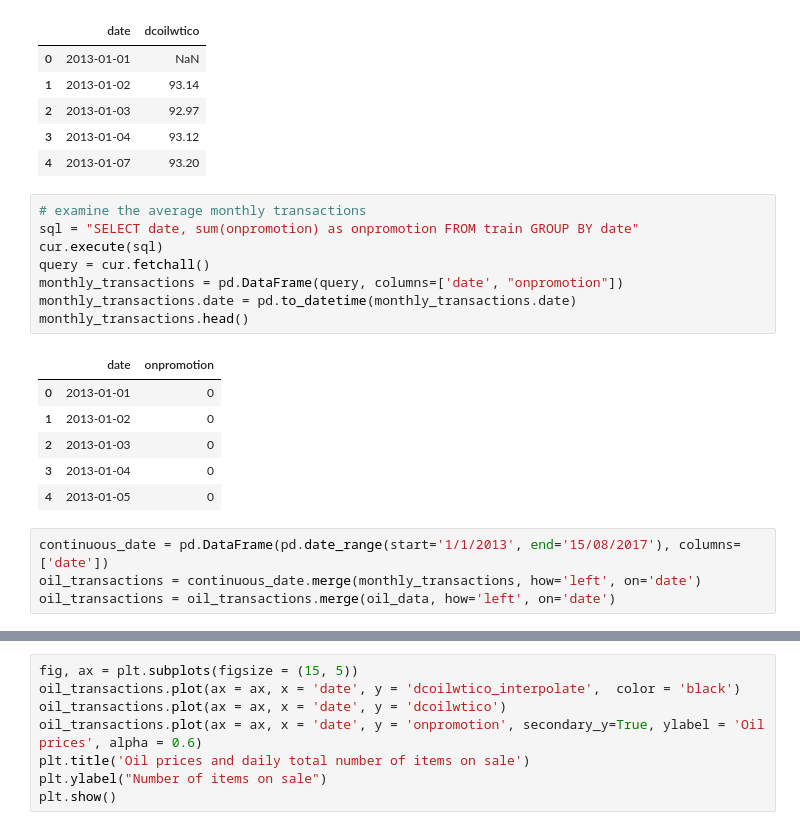
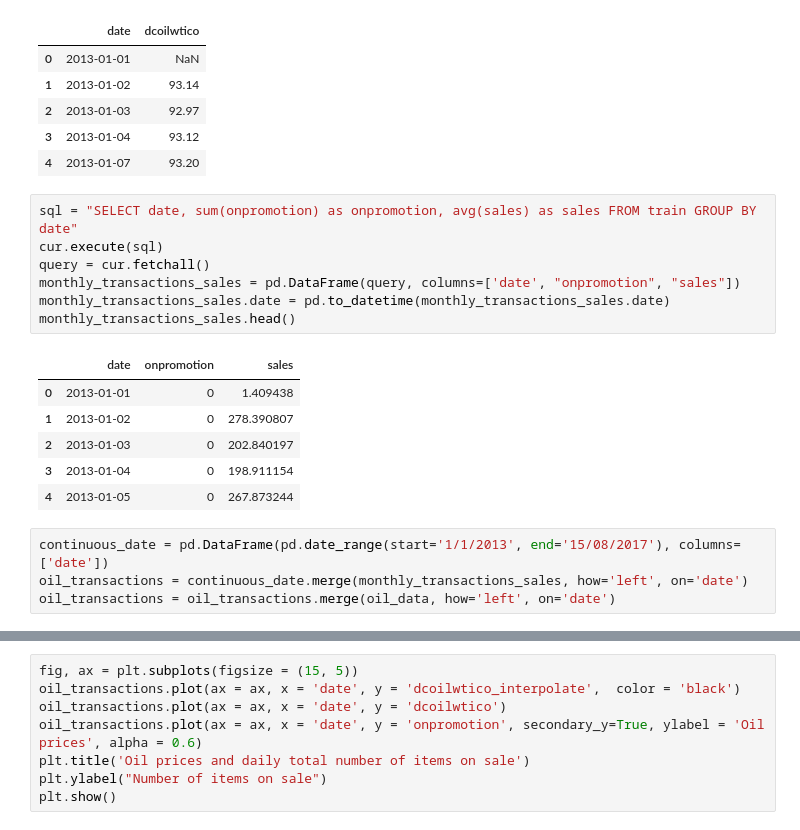
Before and after one commit to irenechang1510/sales-analysis, a Jupyter notebook: promotion_analysis.ipynb, the cells around one changed output, grey strips where cells are left out. Cells and saved outputs as stored; diff of their text form.

```diff
--- a/promotion_analysis.ipynb
+++ b/promotion_analysis.ipynb
@@ -245,23 +254,22 @@ oil_data.head()
 | 3 | 2013-01-04 | 93.12 |
 | 4 | 2013-01-07 | 93.20 |
 # %%
-# examine the average monthly transactions
-sql = "SELECT date, sum(onpromotion) as onpromotion FROM train GROUP BY date"
+sql = "SELECT date, sum(onpromotion) as onpromotion, avg(sales) as sales FROM train GROUP BY date"
 cur.execute(sql)
 query = cur.fetchall()
-monthly_transactions = pd.DataFrame(query, columns=['date', "onpromotion"])
-monthly_transactions.date = pd.to_datetime(monthly_transactions.date)
-monthly_transactions.head()
+monthly_transactions_sales = pd.DataFrame(query, columns=['date', "onpromotion", "sales"])
+monthly_transactions_sales.date = pd.to_datetime(monthly_transactions_sales.date)
+monthly_transactions_sales.head()
 # %% [output]
-|  | date | onpromotion |
-| 0 | 2013-01-01 | 0 |
-| 1 | 2013-01-02 | 0 |
-| 2 | 2013-01-03 | 0 |
-| 3 | 2013-01-04 | 0 |
-| 4 | 2013-01-05 | 0 |
+|  | date | onpromotion | sales |
+| 0 | 2013-01-01 | 0 | 1.409438 |
+| 1 | 2013-01-02 | 0 | 278.390807 |
+| 2 | 2013-01-03 | 0 | 202.840197 |
+| 3 | 2013-01-04 | 0 | 198.911154 |
+| 4 | 2013-01-05 | 0 | 267.873244 |
 # %%
 continuous_date = pd.DataFrame(pd.date_range(start='1/1/2013', end='15/08/2017'), columns=['date'])
-oil_transactions = continuous_date.merge(monthly_transactions, how='left', on='date')
+oil_transactions = continuous_date.merge(monthly_transactions_sales, how='left', on='date')
 oil_transactions = oil_transactions.merge(oil_data, how='left', on='date')
 # %%
 oil_transactions['dcoilwtico_interpolate'] = oil_transactions.dcoilwtico.interpolate()
```
Also changed, not shown: parts of 70 cells of this notebook.
